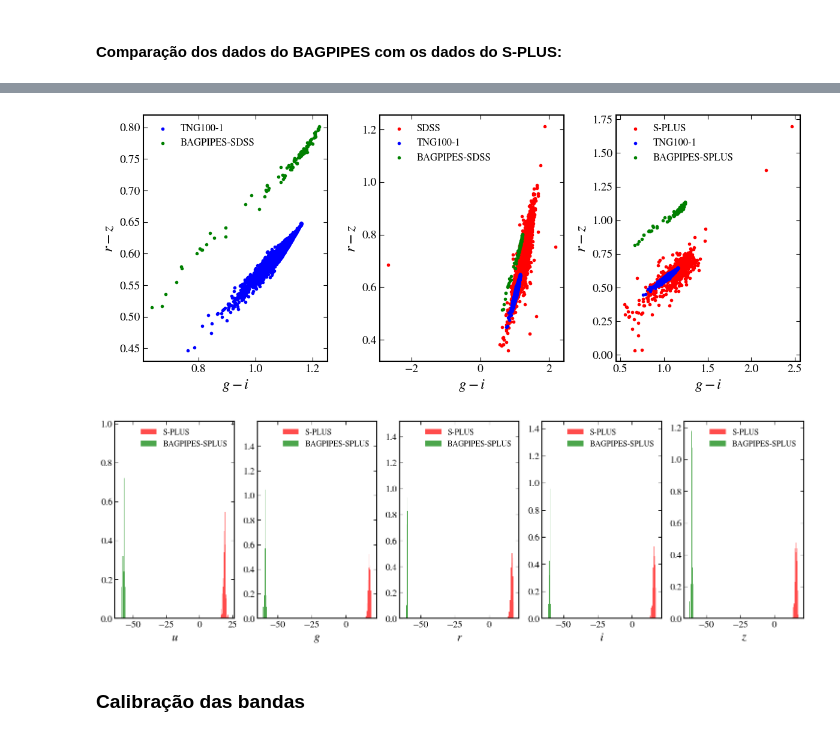
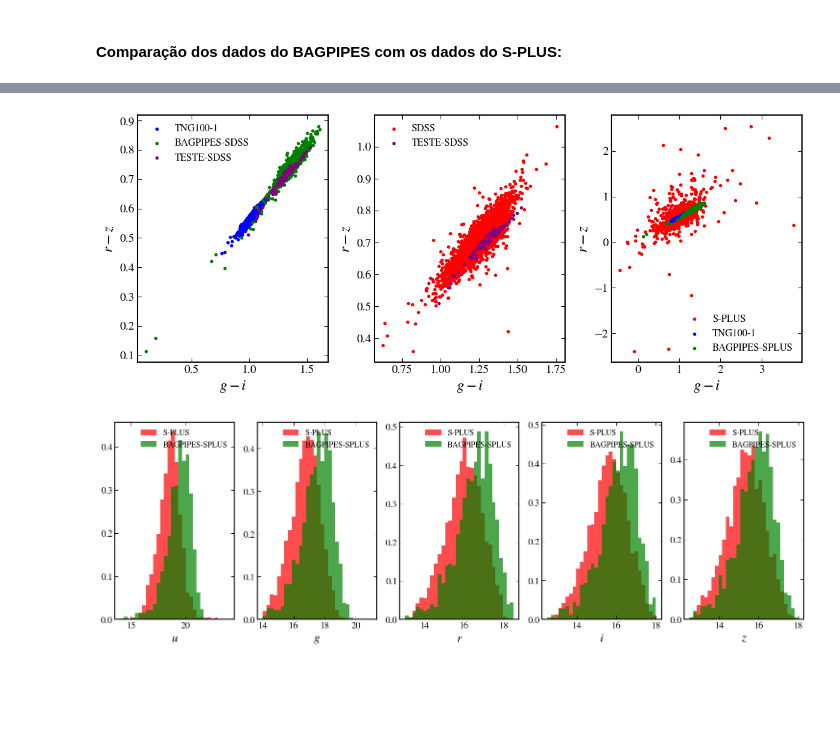
Before and after one commit to pedroand6/Inference4ETGs, a Jupyter notebook: Data/catalogue_estimation.ipynb, the cells around one changed output, grey strips where cells are left out. Cells and saved outputs as stored; diff of their text form; code cells hidden in the pictures; blank space fills up the shorter version.

```diff
--- a/Data/catalogue_estimation.ipynb
+++ b/Data/catalogue_estimation.ipynb
@@ -465,24 +431,26 @@ def plot_mock(mock_data, data, name):
 n_samples = 10000
 mock_data = kernel.resample(n_samples)
 
-mock_tmax = 10**(mock_data[3, :])
+mock_tmax = 10**(mock_data[4, :])
 tmax_mask = (mock_tmax < 13.8)
 
 mock_met = 10**mock_data[0, :][tmax_mask]
 mock_mass = mock_data[1, :][tmax_mask]
-mock_dispvel = 10**(mock_data[2, :][tmax_mask])
+mock_dust = mock_data[2, :][tmax_mask]
+mock_dispvel = 10**(mock_data[3, :][tmax_mask])
 
 mock_tmax = mock_tmax[tmax_mask]
-mock_fwhm = 10**(mock_data[4, :][tmax_mask])
+mock_fwhm = 10**(mock_data[5, :][tmax_mask])
 
 mock_redshift = 10**z_kernel.resample(n_samples)[0, :][tmax_mask]
+#mock_redshift = mock_data[6, :][tmax_mask]
 
 # Plot das figuras
 fig = plt.figure(figsize=(14, 12))
 
 plot_mock(mock_met, 10**etg_met, r"Metalicidade $(Z/Z_{\odot})$")
 plot_mock(mock_mass, etg_massformed, r"$\log{}$(Massa)")
-#plot_mock(mock_SFR, etg_SFR, r"SFR $(M_{\odot} / yr)$")
+plot_mock(mock_dust, etg_dust, r"$A_V$")
 plot_mock(mock_dispvel, etg_dispvel, r"Dispersão de Velocidade $(km/s)$")
 
 plt.tight_layout()
@@ -494,7 +462,7 @@ subplot_pos = 320
 
 plot_mock(mock_tmax, tmax, r"$t_{max}$")
 plot_mock(mock_fwhm, fwhm, r"$fwhm$")
-plot_mock(np.log(mock_redshift), np.log(zml), r"$\log(z)$")
+plot_mock(mock_redshift, zml, r"$z$")
 
 plt.tight_layout()
 plt.show()
@@ -638,9 +668,4 @@ Espectros gerados via FSPS no rest-frame absoluto.
 # %%
-from synphot import SourceSpectrum, SpectralElement, Observation
-from synphot.models import Empirical1D
-from astropy import units as u
-from astropy.table import Table
-
 # Carrega a lista de filtros
 filt_splus_list = np.loadtxt("splus-filters/splus_filters.txt", dtype="str")
 n_filters_splus = len(filt_splus_list)
@@ -650,6 +675,9 @@ n_filters_sdss = len(filt_sdss_list)
 
 mock_photo_splus = np.full((total_samples, n_filters_splus), np.nan)
 mock_photo_sdss = np.full((total_samples, n_filters_sdss), np.nan)
+
+mock_flux_splus = np.full((total_samples, n_filters_splus), np.nan)
+mock_flux_sdss = np.full((total_samples, n_filters_sdss), np.nan)
 
 for i, spectrum in enumerate(spectra):
     wave_ang = spectrum[:, 0] # Angstroms
@@ -677,8 +705,10 @@ for i, spectrum in enumerate(spectra):
 
         obs_synphot = Observation(spec_synphot, passband, force="taper")
         ab_mag = obs_synphot.effstim(u.ABmag)
+        flux = obs_synphot.effstim(flux_unit=u.erg / (u.s * u.cm**2 * u.Hz))
 
         mock_photo_splus[i, j] = ab_mag.value
+        mock_flux_splus[i, j] = flux.value
 
     for j, filter_path in enumerate(filt_sdss_list):
         # MOCK SDSS
@@ -694,8 +724,10 @@ for i, spectrum in enumerate(spectra):
 
         obs_synphot = Observation(spec_synphot, passband, force="taper")
         ab_mag = obs_synphot.effstim(u.ABmag)
+        flux = obs_synphot.effstim(flux_unit=u.erg / (u.s * u.cm**2 * u.Hz))
 
         mock_photo_sdss[i, j] = ab_mag.value
+        mock_flux_sdss[i, j] = flux.value
 
 band_names_splus = [p.split("/")[-1].replace(".dat", "") for p in filt_splus_list]
 band_names_sdss = [p.split("/")[-1].replace(".dat", "") for p in filt_sdss_list]
@@ -820,6 +768,10 @@ plt.scatter(mock_photo_sdss[:, band_index_sdss["SLOAN_SDSS.g"]] - mock_photo_sds
             mock_photo_sdss[:, band_index_sdss["SLOAN_SDSS.r"]] - mock_photo_sdss[:, band_index_sdss["SLOAN_SDSS.z"]],
             c="green", marker=".", label="BAGPIPES-SDSS")
 
+plt.scatter(mock_test_sdss[:, band_index_sdss["SLOAN_SDSS.g"]] - mock_test_sdss[:, band_index_sdss["SLOAN_SDSS.i"]],
+            mock_test_sdss[:, band_index_sdss["SLOAN_SDSS.r"]] - mock_test_sdss[:, band_index_sdss["SLOAN_SDSS.z"]],
+            c="purple", marker=".", label="TESTE-SDSS")
+
 plt.xlabel(r"$g - i$")
 plt.ylabel(r"$r - z$")
 
@@ -829,12 +781,11 @@ plt.subplot(1, 3, 2)
 plt.scatter(sdss_etgs['g'] - sdss_etgs['i'], sdss_etgs['r'] - sdss_etgs['z'],
             c="red", marker=".", label="SDSS")
 
-plt.scatter(etg_table['g'] - etg_table['i'], etg_table['r'] - etg_table['z'],
-            c="blue", marker=".", label="TNG100-1")
 
-plt.scatter(mock_photo_sdss[:, band_index_sdss["SLOAN_SDSS.g"]] - mock_photo_sdss[:, band_index_sdss["SLOAN_SDSS.i"]],
-            mock_photo_sdss[:, band_index_sdss["SLOAN_SDSS.r"]] - mock_photo_sdss[:, band_index_sdss["SLOAN_SDSS.z"]],
-            c="green", marker=".", label="BAGPIPES-SDSS")
+plt.scatter(mock_test_sdss[:, band_index_sdss["SLOAN_SDSS.g"]] - mock_test_sdss[:, band_index_sdss["SLOAN_SDSS.i"]],
+            mock_test_sdss[:, band_index_sdss["SLOAN_SDSS.r"]] - mock_test_sdss[:, band_index_sdss["SLOAN_SDSS.z"]],
+            c="purple", marker=".", label="TESTE-SDSS")
+
 
 plt.xlabel(r"$g - i$")
 plt.ylabel(r"$r - z$")
@@ -851,6 +802,10 @@ plt.scatter(etg_table['g'] - etg_table['i'], etg_table['r'] - etg_table['z'],
 plt.scatter(mock_photo_splus[:, band_index_splus["gSDSS"]] - mock_photo_splus[:, band_index_splus["iSDSS"]], mock_photo_splus[:, band_index_splus["rSDSS"]] - mock_photo_splus[:, band_index_splus["zSDSS"]],
             c="green", marker=".", label="BAGPIPES-SPLUS")
 
+# plt.scatter(-2.5*np.log10(mock_flux_splus[:, band_index_splus["gSDSS"]]/mock_flux_splus[:, band_index_splus["iSDSS"]]),
+#             -2.5*np.log10(mock_flux_splus[:, band_index_splus["rSDSS"]]/mock_flux_splus[:, band_index_splus["zSDSS"]]),
+#             c="green", marker=".", label="BAGPIPES-SPLUS")
+
 plt.xlabel(r"$g - i$")
 plt.ylabel(r"$r - z$")
 
@@ -859,53 +814,51 @@ plt.legend()
 plt.tight_layout()
 plt.show()
 # %% [output]
-[figure, old version]
+[figure, new version]
 # %%
 plt.figure(figsize=(15, 5))
 
 plt.subplot(1, 5, 1)
-plt.hist(splus_data['u_auto'][splus_data['u_auto'] < 24], bins=30, color='red', alpha=0.7, label="S-PLUS", density=True)
-plt.hist(mock_photo_splus[:, band_index_splus["uJAVA"]], bins=30, color='green', alpha=0.7, label="BAGPIPES-SPLUS", density=True)
+plt.hist(splus_data['u_auto'], bins=30, color='red', alpha=0.7, label="S-PLUS", density=True, range=(14, 24))
+plt.hist(mock_photo_splus[:, band_index_splus["uJAVA"]], bins=30, color='green', alpha=0.7, label="BAGPIPES-SPLUS", density=True, range=(14, 24))
 
 plt.xlabel(r"$u$")
 
 plt.legend()
 
 plt.subplot(1, 5, 2)
-plt.hist(splus_data['g_auto'], bins=30, color='red', alpha=0.7, label="S-PLUS", density=True)
-plt.hist(mock_photo_splus[:, band_index_splus["gSDSS"]], bins=30, color='green', alpha=0.7, label="BAGPIPES-SPLUS", density=True)
+plt.hist(splus_data['g_auto'], bins=30, color='red', alpha=0.7, label="S-PLUS", density=True, range=(14, 21))
+plt.hist(mock_photo_splus[:, band_index_splus["gSDSS"]], bins=30, color='green', alpha=0.7, label="BAGPIPES-SPLUS", density=True, range=(14, 21))
 
 plt.xlabel(r"$g$")
 
 plt.legend()
 
 plt.subplot(1, 5, 3)
-plt.hist(splus_data['r_auto'], bins=30, color='red', alpha=0.7, label="S-PLUS", density=True)
-plt.hist(mock_photo_splus[:, band_index_splus["rSDSS"]], bins=30, color='green', alpha=0.7, label="BAGPIPES-SPLUS", density=True)
+plt.hist(splus_data['r_auto'], bins=30, color='red', alpha=0.7, label="S-PLUS", density=True, range=(13, 18.5))
+plt.hist(mock_photo_splus[:, band_index_splus["rSDSS"]], bins=30, color='green', alpha=0.7, label="BAGPIPES-SPLUS", density=True, range=(13, 18.5))
 
 plt.xlabel(r"$r$")
 
 plt.legend()
 
 plt.subplot(1, 5, 4)
-plt.hist(splus_data['i_auto'], bins=30, color='red', alpha=0.7, label="S-PLUS", density=True)
-plt.hist(mock_photo_splus[:, band_index_splus["iSDSS"]], bins=30, color='green', alpha=0.7, label="BAGPIPES-SPLUS", density=True)
+plt.hist(splus_data['i_auto'], bins=30, color='red', alpha=0.7, label="S-PLUS", density=True, range=(12.5, 18))
+plt.hist(mock_photo_splus[:, band_index_splus["iSDSS"]], bins=30, color='green', alpha=0.7, label="BAGPIPES-SPLUS", density=True, range=(12.5, 18))
 
 plt.xlabel(r"$i$")
 
 plt.legend()
 
 plt.subplot(1, 5, 5)
-plt.hist(splus_data['z_auto'], bins=30, color='red', alpha=0.7, label="S-PLUS", density=True)
-plt.hist(mock_photo_splus[:, band_index_splus["zSDSS"]], bins=30, color='green', alpha=0.7, label="BAGPIPES-SPLUS", density=True)
+plt.hist(splus_data['z_auto'], bins=30, color='red', alpha=0.7, label="S-PLUS", density=True, range=(12.5, 18))
+plt.hist(mock_photo_splus[:, band_index_splus["zSDSS"]], bins=30, color='green', alpha=0.7, label="BAGPIPES-SPLUS", density=True, range=(12.5, 18))
 
 plt.xlabel(r"$z$")
 
 plt.legend()
 
 plt.tight_layout()
 plt.show()
 # %% [output]
-[figure, old version]
+[figure, new version]
-# %% [markdown]
-### Calibração das bandas
```
Also changed, not shown: parts of 32 cells of this notebook, 1 other file.
